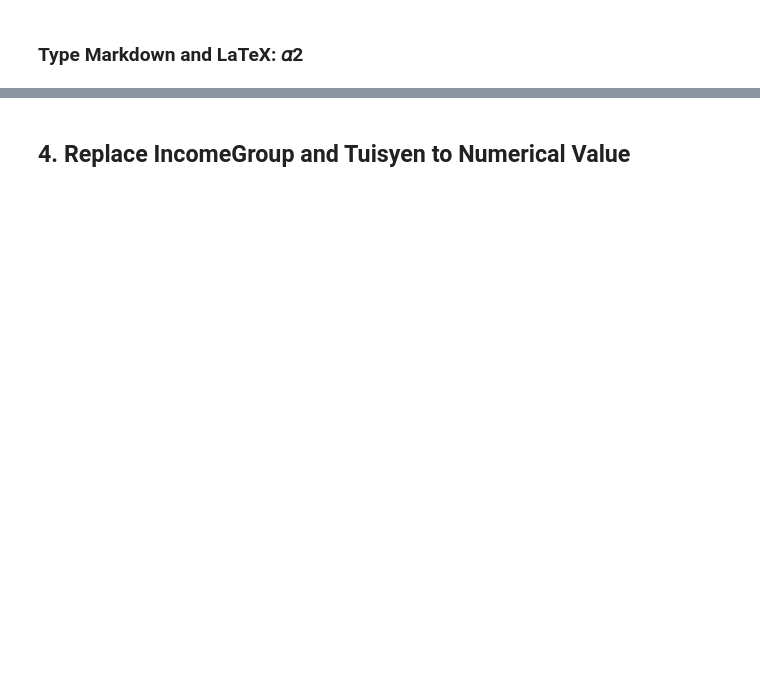
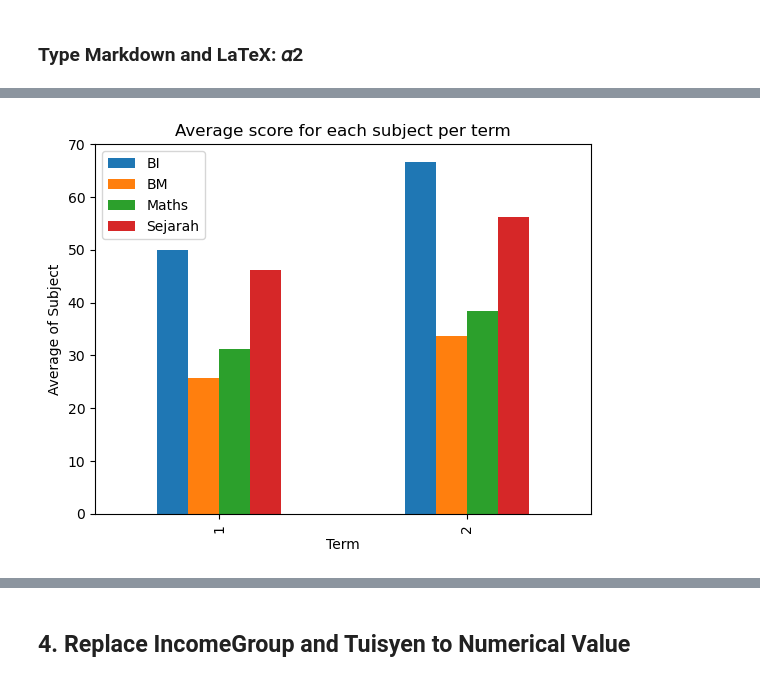
Before and after one commit to justincodestoday/DataScienceExercises, a Jupyter notebook: Exercises/student_performance_exercise/Case Study - Data Analysis of Student Performance.ipynb, the cells around one changed output, grey strips where cells are left out. Saved outputs shown, nothing was run; the diff lists cells and outputs as text; code cells hidden in the pictures; blank space fills up the shorter version.

```diff
--- a/Exercises/student_performance_exercise/Case Study - Data Analysis of Student Performance.ipynb
+++ b/Exercises/student_performance_exercise/Case Study - Data Analysis of Student Performance.ipynb
@@ -241,0 +299,9 @@ Shows that students who do not go tuition can still do better than those who do
+# %%
+term_df = new_df.groupby(['Term'])[['BI','BM','Maths','Sejarah']].mean()
+term_df.plot.bar()
+plt.title("Average score for each subject per term")
+plt.xlabel('Term')
+plt.ylabel('Average of Subject')
+plt.show()
+# %% [output]
+[figure, added]
```
Also changed, not shown: parts of 32 cells of this notebook, 4 other files.
